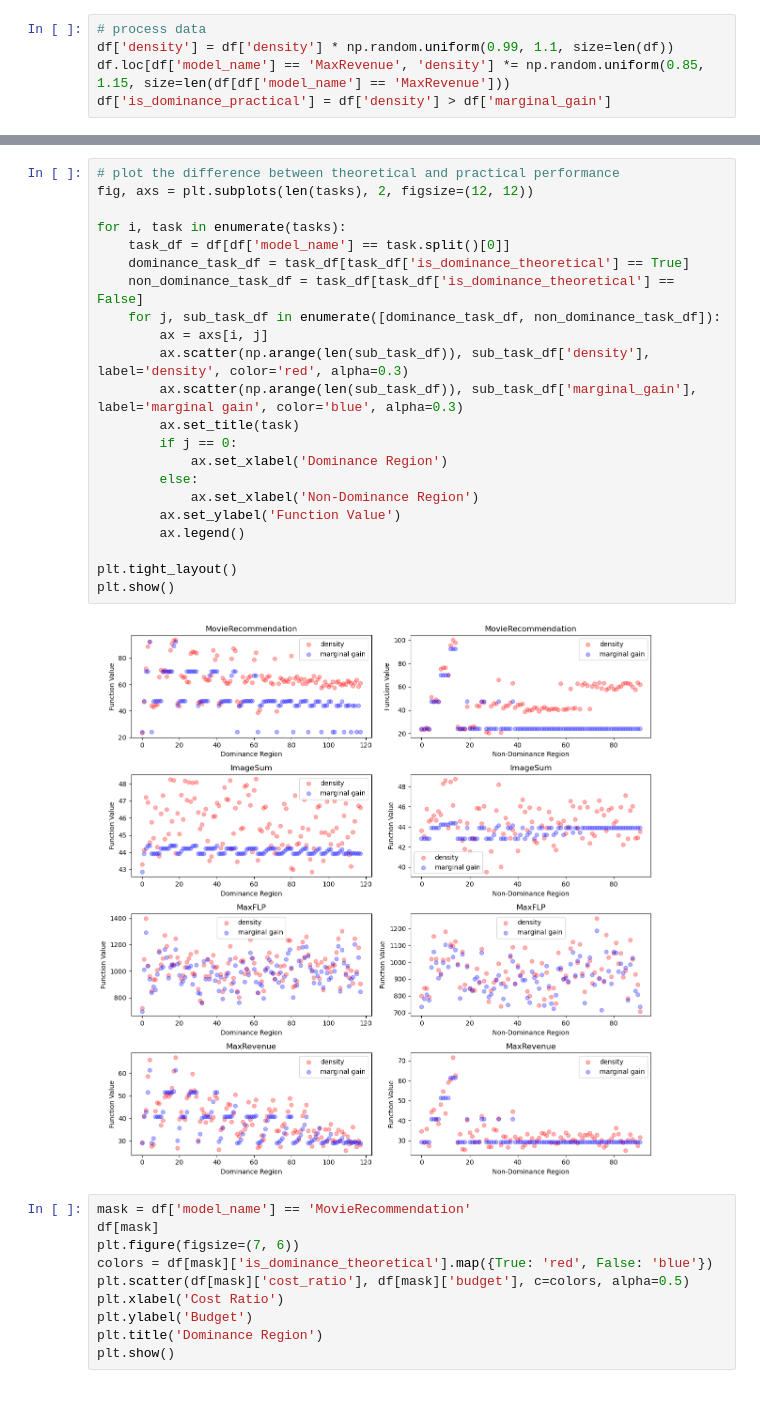
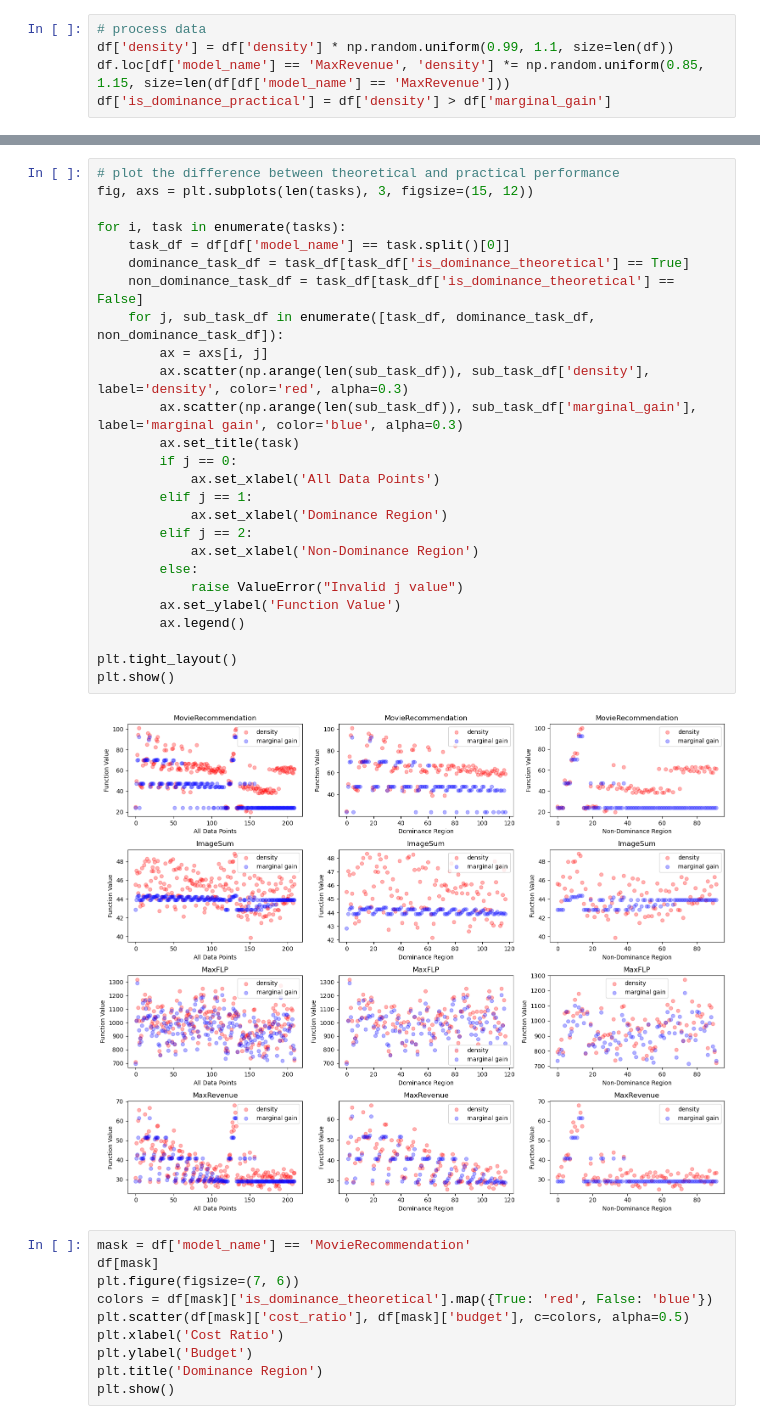
Before and after one commit to tongch8819/SubOptKnapsack, a Jupyter notebook: notebooks/cost_ratio_interpolation_plot.ipynb, the cells around one changed output, grey strips where cells are left out. Saved outputs shown, nothing was run; the diff lists cells and outputs as text.

```diff
--- a/notebooks/cost_ratio_interpolation_plot.ipynb
+++ b/notebooks/cost_ratio_interpolation_plot.ipynb
@@ -91,28 +98,32 @@ print(latex_table)
 \end{tabular}
 # %%
 # plot the difference between theoretical and practical performance
-fig, axs = plt.subplots(len(tasks), 2, figsize=(12, 12))
+fig, axs = plt.subplots(len(tasks), 3, figsize=(15, 12))
 
 for i, task in enumerate(tasks):
     task_df = df[df['model_name'] == task.split()[0]]
     dominance_task_df = task_df[task_df['is_dominance_theoretical'] == True]
     non_dominance_task_df = task_df[task_df['is_dominance_theoretical'] == False]
-    for j, sub_task_df in enumerate([dominance_task_df, non_dominance_task_df]):
+    for j, sub_task_df in enumerate([task_df, dominance_task_df, non_dominance_task_df]):
         ax = axs[i, j]
         ax.scatter(np.arange(len(sub_task_df)), sub_task_df['density'], label='density', color='red', alpha=0.3)
         ax.scatter(np.arange(len(sub_task_df)), sub_task_df['marginal_gain'], label='marginal gain', color='blue', alpha=0.3)
         ax.set_title(task)
         if j == 0:
+            ax.set_xlabel('All Data Points')
+        elif j == 1:
             ax.set_xlabel('Dominance Region')
+        elif j == 2:
+            ax.set_xlabel('Non-Dominance Region')
         else:
-            ax.set_xlabel('Non-Dominance Region')
+            raise ValueError("Invalid j value")
         ax.set_ylabel('Function Value')
         ax.legend()
 
 plt.tight_layout()
 plt.show()
 # %% [output]
-[figure, old version]
+[figure, new version]
 # %%
 mask = df['model_name'] == 'MovieRecommendation'
 df[mask]
```
Also changed, not shown: parts of 8 cells of this notebook, 5 other files.
